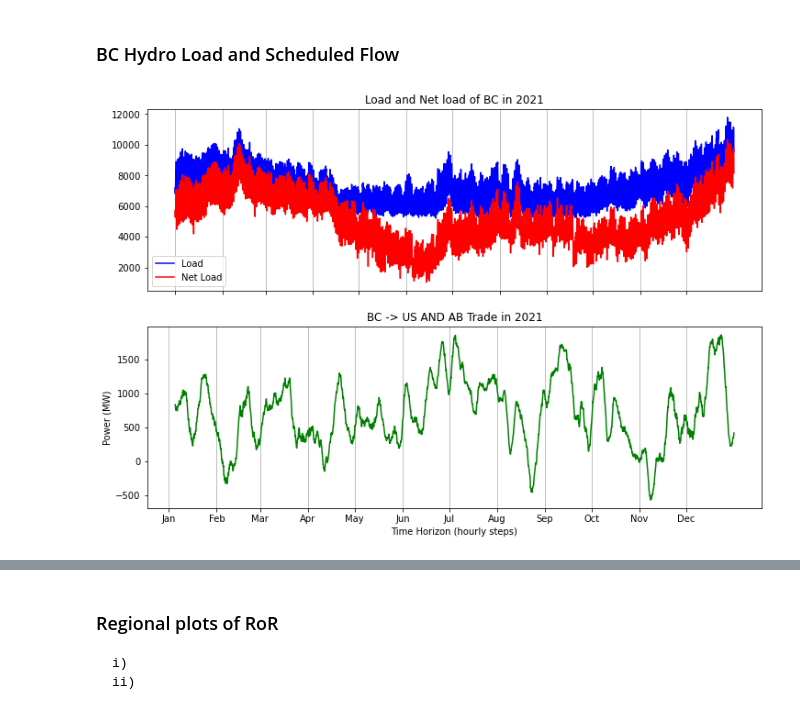
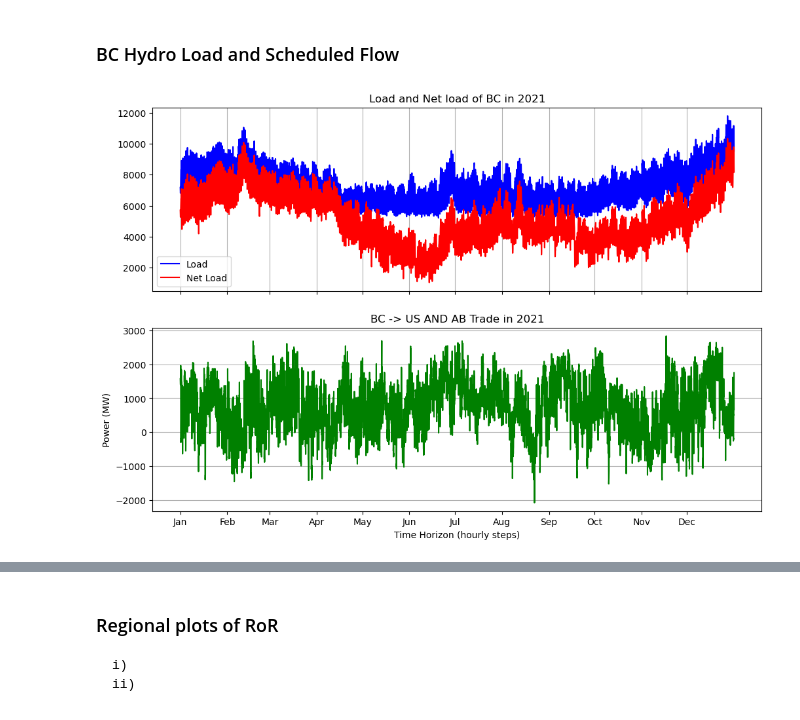
Before and after one commit to DeltaE/PyPSA_BC, a Jupyter notebook: notebooks/validate-hydro.ipynb, the cells around one changed output, grey strips where cells are left out. Saved outputs shown, nothing was run; the diff lists cells and outputs as text; code cells hidden in the pictures.

```diff
--- a/notebooks/validate-hydro.ipynb
+++ b/notebooks/validate-hydro.ipynb
@@ -92,34 +93,34 @@ trade_df.index =  ror_df.index
 trade_df = trade_df[['US Tielines','AB Tielines']]
 # %%
 fig, ax = plt.subplots(2,1,figsize=(12,8))
-ws = 100
+ws = 1
 # fig.figsize(12,8)
 
 # plt.figure(figsize=(12,8))
 
 avg_trade = trade_df.rolling(window=ws).mean().iloc[ws-1:]
 
 
 ax[0].plot(load_df['Control Area Load'], color='b', label='Load')
 ax[0].plot(load_df['Control Area Load'] - ror_df.sum(axis=1), color='r', label='Net Load')
 ax[1].plot(avg_trade.sum(axis=1),color='g')
 
 # Formatting options
 plt.xlabel('Time Horizon (hourly steps)')
 plt.ylabel('Power (MW)')
 # plt.legend()
 # plt.title('Load and Net load of BC in 2021')
 ax[0].grid(axis='x')
-ax[1].grid(axis='x')
+ax[1].grid(axis='y')
 xticks = ['2021-01-01 00:00:00', '2021-02-01 00:00:00', '2021-03-01 00:00:00', '2021-04-01 00:00:00', '2021-05-01 00:00:00', '2021-06-01 00:00:00',
           '2021-07-01 00:00:00', '2021-08-01 00:00:00', '2021-09-01 00:00:00', '2021-10-01 00:00:00', '2021-11-01 00:00:00', '2021-12-01 00:00:00']
 xtick_labels = month_names = ['Jan','Feb','Mar','Apr','May','Jun','Jul','Aug','Sep','Oct','Nov','Dec']
 ax[0].legend()
 ax[0].set_title('Load and Net load of BC in 2021')
 ax[1].set_title('BC -> US AND AB Trade in 2021')
 _ = ax[0].set_xticks(xticks)
 _ = ax[0].set_xticklabels([" "]*len(xticks))
 _ = ax[1].set_xticks(xticks)
 _ = ax[1].set_xticklabels(xtick_labels)
 # %% [output]
-[figure, old version]
+[figure, new version]
```
Also changed, not shown: parts of 9 cells of this notebook, 23 other files.
